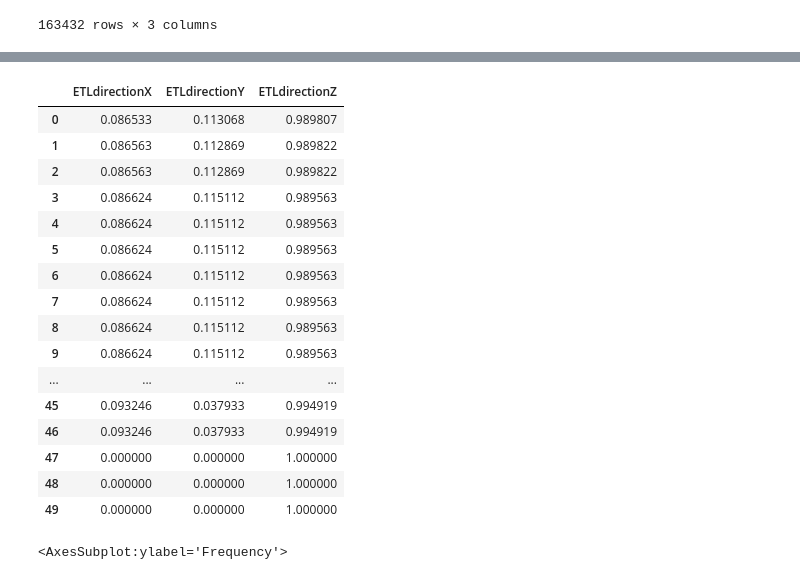
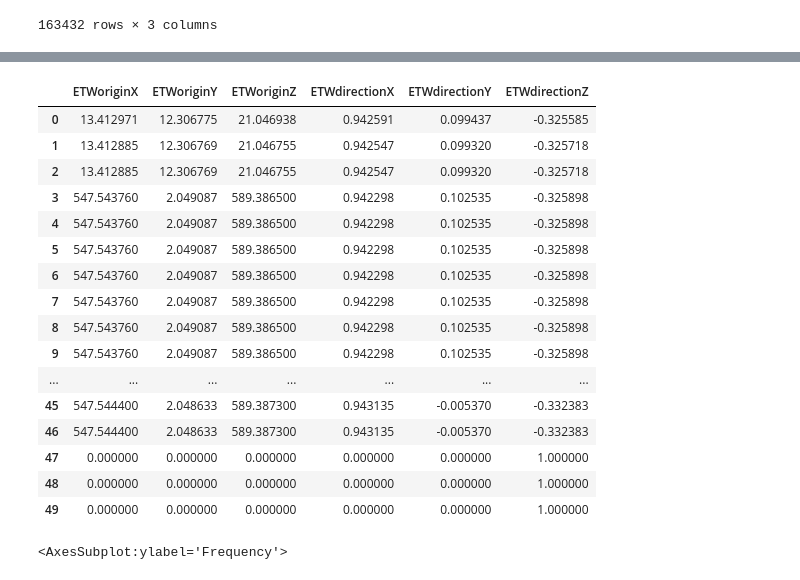
Before and after one commit to JohnMadrid/VillageBehavioralWalk, a Jupyter notebook: positions_filtering.ipynb, the cells around one changed output, grey strips where cells are left out. Saved outputs shown, nothing was run; the diff lists cells and outputs as text; code cells hidden in the pictures.

```diff
--- a/positions_filtering.ipynb
+++ b/positions_filtering.ipynb
@@ -217,25 +241,26 @@ eyes_local_origin.plot.hist()
 # %%
-eyes_local_direction = df_clean[["ETLdirectionX", "ETLdirectionY", "ETLdirectionZ"]]
+eyes_local_direction = df_clean[['ETWoriginX', 'ETWoriginY', 'ETWoriginZ', 'ETWdirectionX',
+       'ETWdirectionY', 'ETWdirectionZ']]
 
 eyes_local_direction.head(50)
 # %% [output]
-|  | ETLdirectionX | ETLdirectionY | ETLdirectionZ |
-| 0 | 0.086533 | 0.113068 | 0.989807 |
-| 1 | 0.086563 | 0.112869 | 0.989822 |
-| 2 | 0.086563 | 0.112869 | 0.989822 |
-| 3 | 0.086624 | 0.115112 | 0.989563 |
-| 4 | 0.086624 | 0.115112 | 0.989563 |
-| 5 | 0.086624 | 0.115112 | 0.989563 |
-| 6 | 0.086624 | 0.115112 | 0.989563 |
-| 7 | 0.086624 | 0.115112 | 0.989563 |
-| 8 | 0.086624 | 0.115112 | 0.989563 |
-| 9 | 0.086624 | 0.115112 | 0.989563 |
-| ... | ... | ... | ... |
-| 45 | 0.093246 | 0.037933 | 0.994919 |
-| 46 | 0.093246 | 0.037933 | 0.994919 |
-| 47 | 0.000000 | 0.000000 | 1.000000 |
-| 48 | 0.000000 | 0.000000 | 1.000000 |
-| 49 | 0.000000 | 0.000000 | 1.000000 |
+|  | ETWoriginX | ETWoriginY | ETWoriginZ | ETWdirectionX | ETWdirectionY | ETWdirectionZ |
+| 0 | 13.412971 | 12.306775 | 21.046938 | 0.942591 | 0.099437 | -0.325585 |
+| 1 | 13.412885 | 12.306769 | 21.046755 | 0.942547 | 0.099320 | -0.325718 |
+| 2 | 13.412885 | 12.306769 | 21.046755 | 0.942547 | 0.099320 | -0.325718 |
+| 3 | 547.543760 | 2.049087 | 589.386500 | 0.942298 | 0.102535 | -0.325898 |
+| 4 | 547.543760 | 2.049087 | 589.386500 | 0.942298 | 0.102535 | -0.325898 |
+| 5 | 547.543760 | 2.049087 | 589.386500 | 0.942298 | 0.102535 | -0.325898 |
+| 6 | 547.543760 | 2.049087 | 589.386500 | 0.942298 | 0.102535 | -0.325898 |
+| 7 | 547.543760 | 2.049087 | 589.386500 | 0.942298 | 0.102535 | -0.325898 |
+| 8 | 547.543760 | 2.049087 | 589.386500 | 0.942298 | 0.102535 | -0.325898 |
+| 9 | 547.543760 | 2.049087 | 589.386500 | 0.942298 | 0.102535 | -0.325898 |
+| ... | ... | ... | ... | ... | ... | ... |
+| 45 | 547.544400 | 2.048633 | 589.387300 | 0.943135 | -0.005370 | -0.332383 |
+| 46 | 547.544400 | 2.048633 | 589.387300 | 0.943135 | -0.005370 | -0.332383 |
+| 47 | 0.000000 | 0.000000 | 0.000000 | 0.000000 | 0.000000 | 1.000000 |
+| 48 | 0.000000 | 0.000000 | 0.000000 | 0.000000 | 0.000000 | 1.000000 |
+| 49 | 0.000000 | 0.000000 | 0.000000 | 0.000000 | 0.000000 | 1.000000 |
 # %%
 eyes_local_direction.boxplot()
 eyes_local_direction.plot.hist()
```
Also changed, not shown: parts of 13 cells of this notebook.
